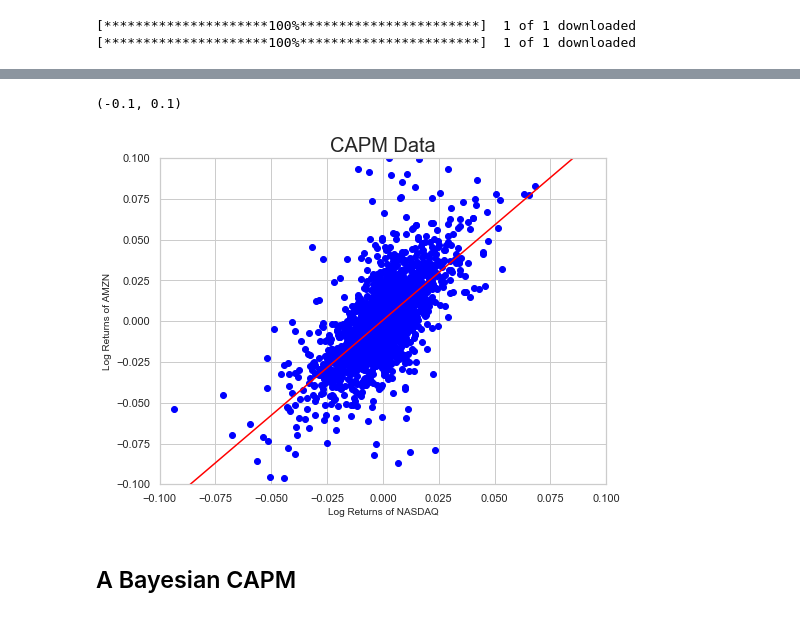
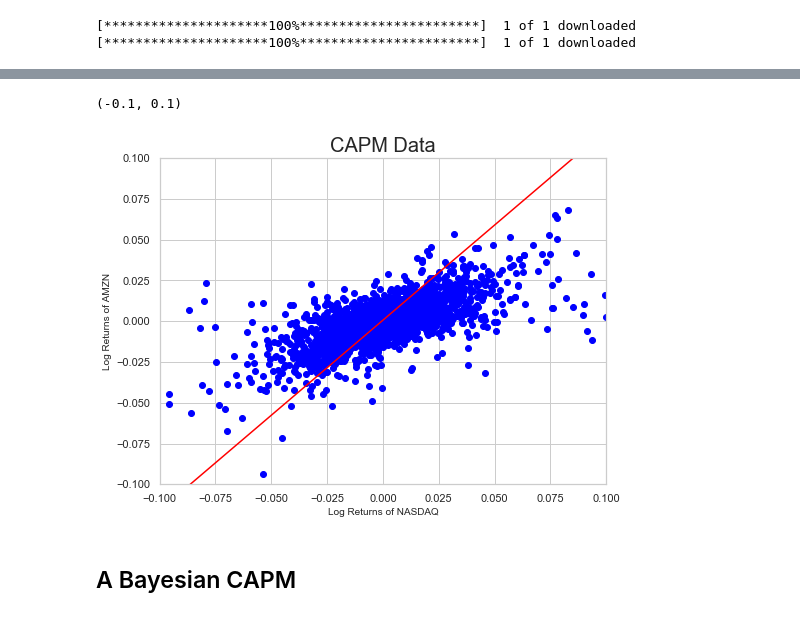
Before and after one commit to thsavage/Hirsh-Fellows-Real-Estate-Finance, a Jupyter notebook: Hirsh Scholars CAPM Example.ipynb, the cells around one changed output, grey strips where cells are left out. Cells and saved outputs as stored; diff of their text form; code cells hidden in the pictures.

```diff
--- a/Hirsh Scholars CAPM Example.ipynb
+++ b/Hirsh Scholars CAPM Example.ipynb
@@ -409,18 +409,18 @@ Warnings:
 [1] Standard Errors assume that the covariance matrix of the errors is correctly specified.
 # %%
 figure, ax = plt.subplots(figsize=(8, 6))
-ax.scatter(y=amzn_returns, x=nasdaq_returns, c="blue")
+ax.scatter(amzn_returns, nasdaq_returns, c="blue")
 mod = smf.ols(formula='amzn ~ nasdaq', data = data).fit()
 abline_plot(model_results=mod, ax=ax, color='red')
 
 ax.set_title('CAPM Data', fontsize = 20)
 ax.set_ylabel('Log Returns of AMZN', fontsize = 10)
 ax.set_xlabel('Log Returns of NASDAQ', fontsize = 10)
 ax.set_xlim([-0.1, 0.1])
 ax.set_ylim([-0.1, 0.1])
 # %% [output]
 (-0.1, 0.1)
-[figure, old version]
+[figure, new version]
 # %% [markdown]
 ## A Bayesian CAPM
 # %%
```
Also changed, not shown: parts of 23 cells of this notebook, 2 other files.
